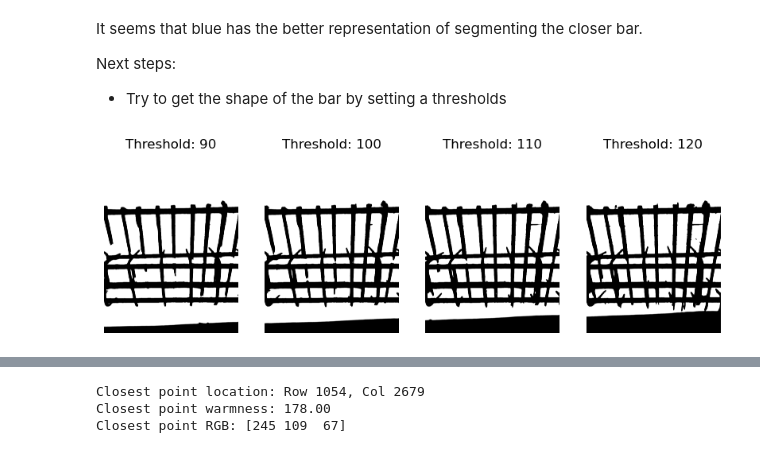
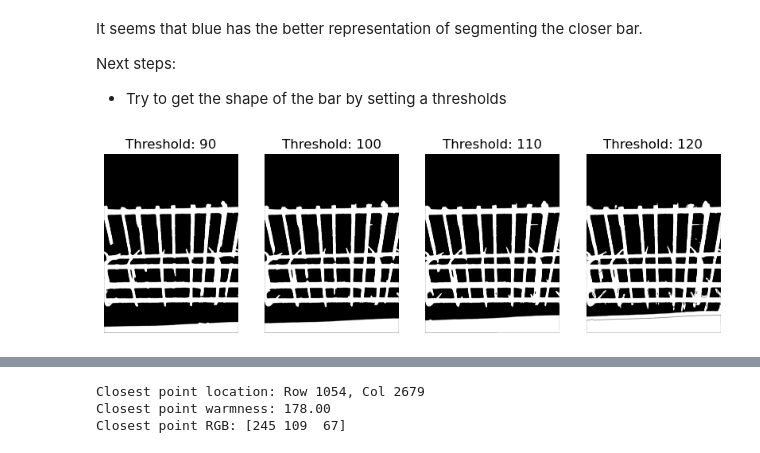
Before and after one commit to HsiaoHungKai/Depth_Models, a Jupyter notebook: corner.ipynb, the cells around one changed output, grey strips where cells are left out. Saved outputs shown, nothing was run; the diff lists cells and outputs as text; code cells hidden in the pictures.

```diff
--- a/corner.ipynb
+++ b/corner.ipynb
@@ -48,12 +48,12 @@ Next steps:
 # %%
 plt.figure(figsize=(10, 5))
 thresholds = [90, 100, 110, 120]
 for i in range(len(thresholds)):
-    segment = cv2.threshold(blue_channel, thresholds[i], 255, cv2.THRESH_BINARY)[1]
+    _, bar = cv2.threshold(blue_channel, thresholds[i], 255, cv2.THRESH_BINARY_INV)
 
     plt.subplot(1, len(thresholds), i + 1)
-    plt.imshow(segment, cmap='gray')
+    plt.imshow(bar, cmap='gray')
     plt.title(f'Threshold: {thresholds[i]}')
     plt.axis('off')
 # %% [output]
-[figure, old version]
+[figure, new version]
```
Also changed, not shown: parts of 3 cells of this notebook.
